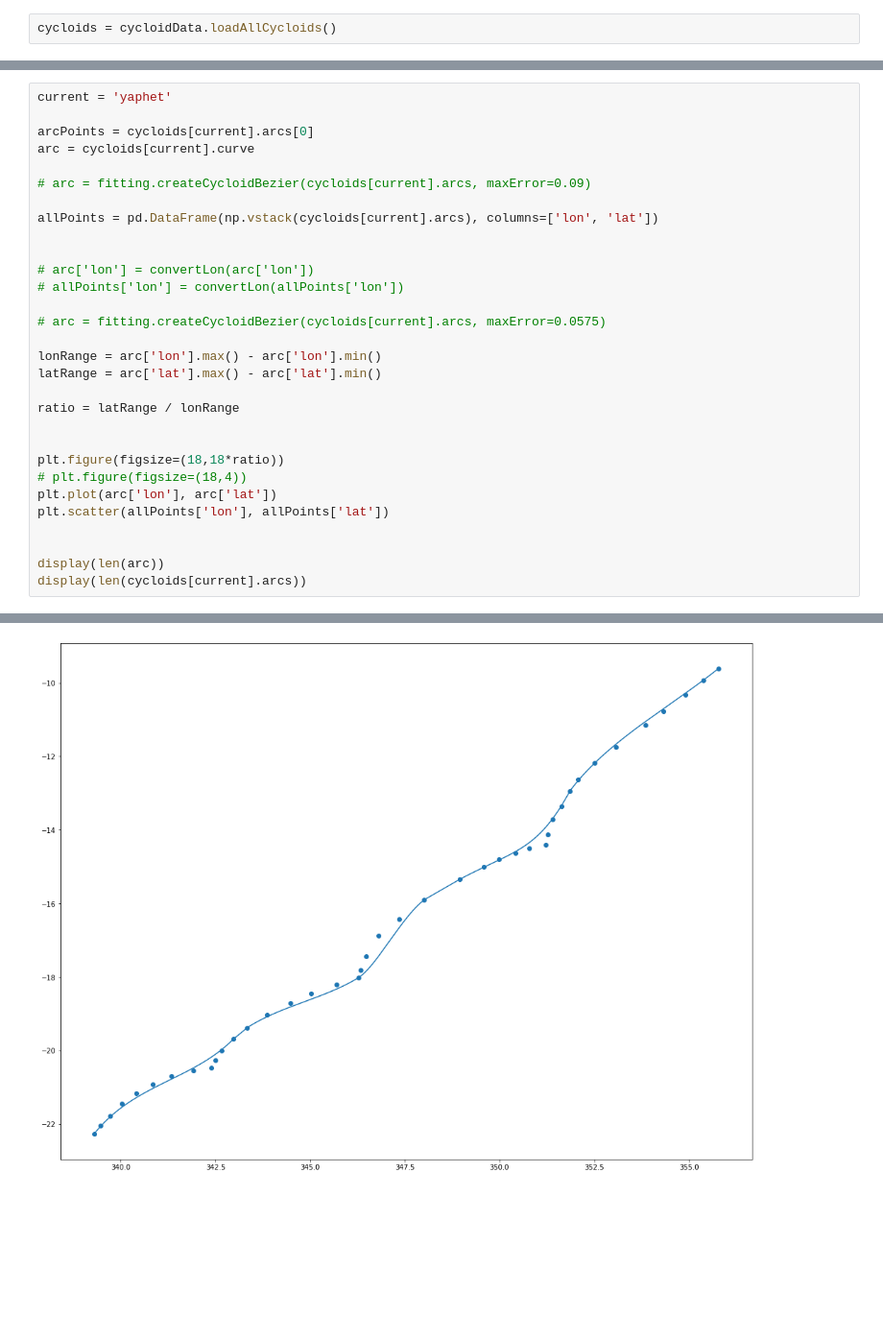
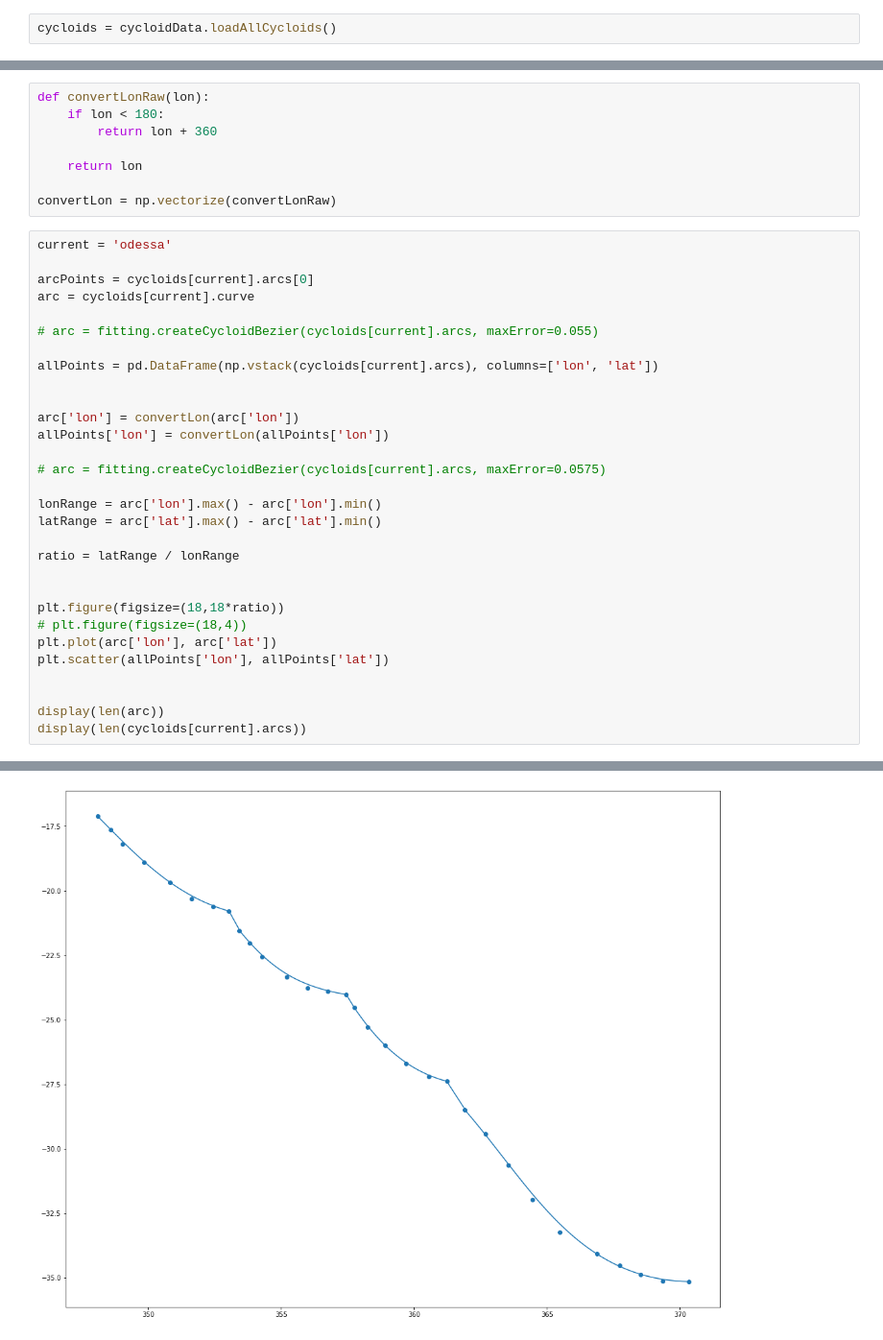
Before and after one commit to ssajous/europa-cycloids, a Jupyter notebook: src/Arc Fitting.ipynb, the cells around one changed output, grey strips where cells are left out. Shown: that part at 96% size. Saved outputs shown, nothing was run; the diff lists cells and outputs as text; blank space fills up the shorter version.

Commit message:
smoothed odessa

```diff
--- a/src/Arc Fitting.ipynb
+++ b/src/Arc Fitting.ipynb
@@ -80,16 +14,24 @@ arc
+# %%
+def convertLonRaw(lon):
+    if lon < 180:
+        return lon + 360
+
+    return lon
+
+convertLon = np.vectorize(convertLonRaw)
 # %%
-current = 'yaphet'
+current = 'odessa'
 
 arcPoints = cycloids[current].arcs[0]
 arc = cycloids[current].curve
 
-# arc = fitting.createCycloidBezier(cycloids[current].arcs, maxError=0.09)
+# arc = fitting.createCycloidBezier(cycloids[current].arcs, maxError=0.055)
 
 allPoints = pd.DataFrame(np.vstack(cycloids[current].arcs), columns=['lon', 'lat'])
 
 
-# arc['lon'] = convertLon(arc['lon'])
-# allPoints['lon'] = convertLon(allPoints['lon'])
+arc['lon'] = convertLon(arc['lon'])
+allPoints['lon'] = convertLon(allPoints['lon'])
 
 # arc = fitting.createCycloidBezier(cycloids[current].arcs, maxError=0.0575)
 
@@ -112,5 +54,5 @@ display(len(cycloids[current].arcs))
 4
-[figure, old version]
+[figure, new version]
 # %%
 
 for i in range(len(cycloids[current].arcs)):
```
Also changed, not shown: parts of 12 cells of this notebook, 1 other file.
